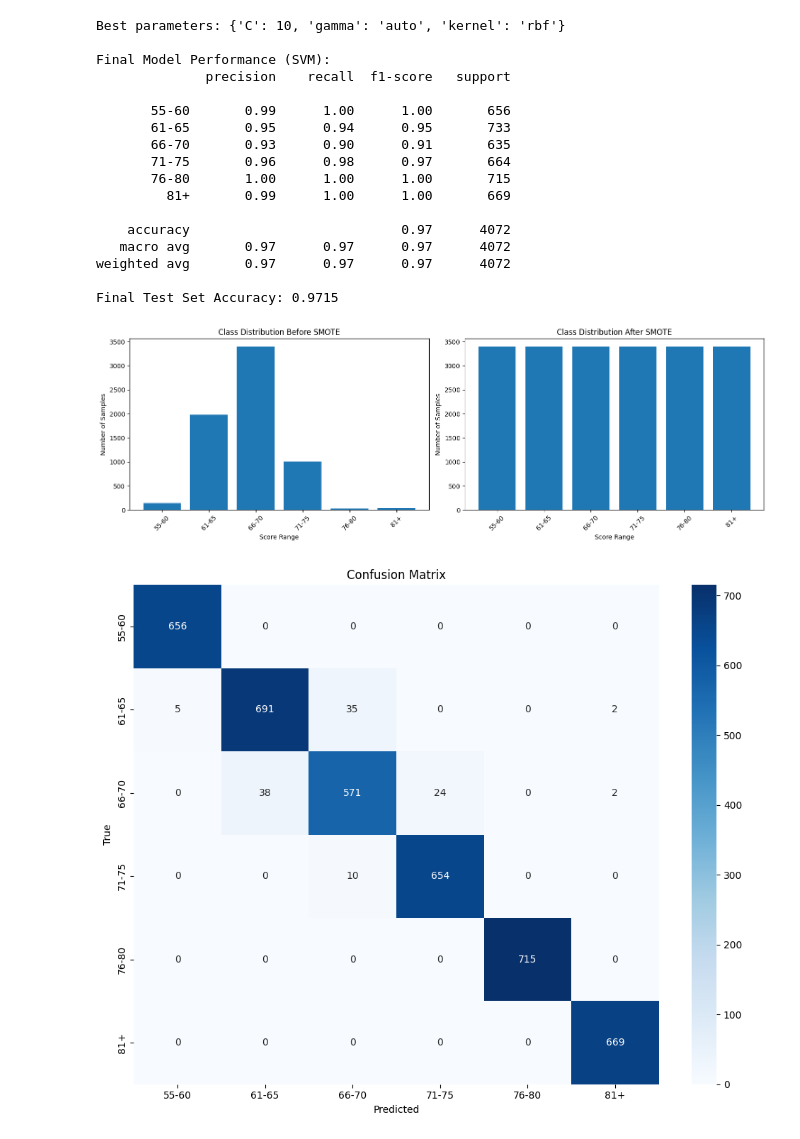
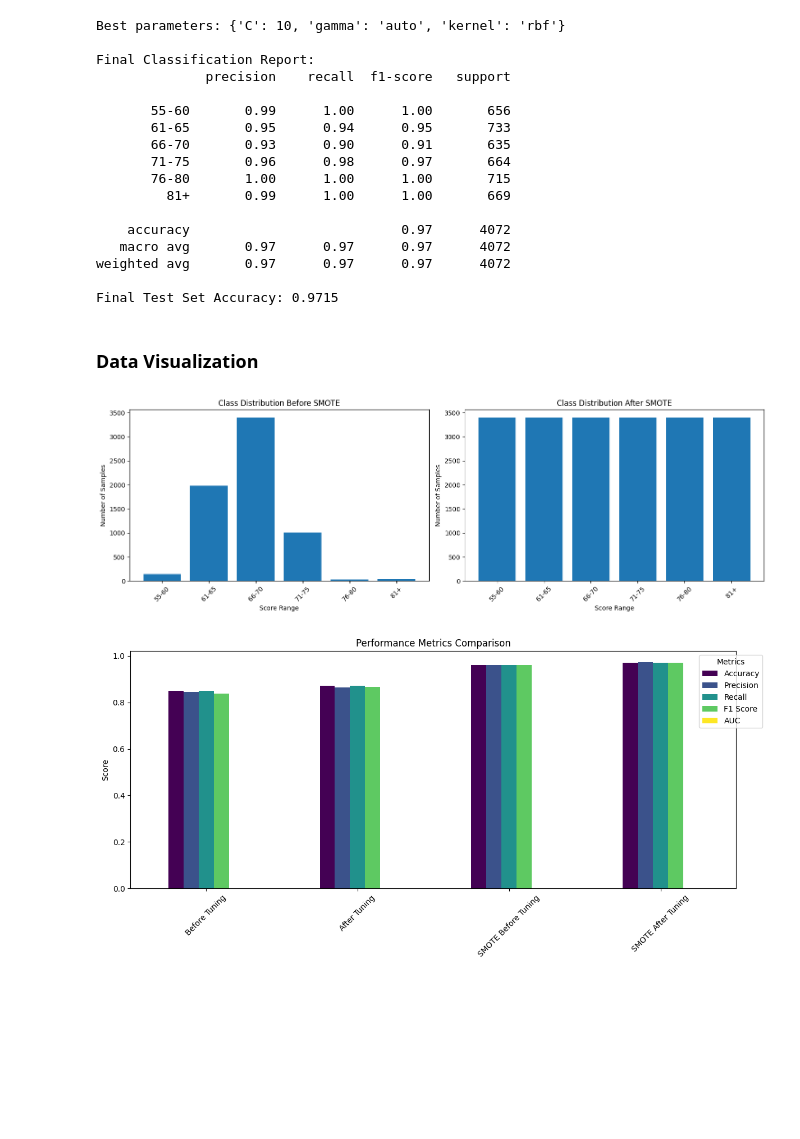
Before and after one commit to ifojiaku/Student-performance-Machine-Learning-Models, a Jupyter notebook: svm.ipynb, the cells around one changed output. Drawn from its saved outputs; the diff is of its cells as text; code cells hidden in the pictures; blank space fills up the shorter version.

Commit message:
updated for better control tests and graphs

```diff
--- a/svm.ipynb
+++ b/svm.ipynb
@@ -76,0 +184,6 @@ GridSearchCV(cv=5, estimator=SVC(random_state=42), n_jobs=-1,
+# %%
+# Final model tuning on SMOTE data
+print("\nPerforming final hyperparameter tuning on SMOTE data...")
+grid_search_final = GridSearchCV(SVC(random_state=42), param_grid, cv=5, scoring='f1_weighted', n_jobs=-1)
+grid_search_final.fit(X_balanced, y_balanced)
+best_svm_final = grid_search_final.best_estimator_
@@ -77,17 +216,19 @@ GridSearchCV(cv=5, estimator=SVC(random_state=42), n_jobs=-1,
 # %%
-# Get best model and make predictions
-best_svm = grid_search.best_estimator_
-y_pred = best_svm.predict(X_test)
+# Split data for final predictions
+X_train, X_test, y_train, y_test = train_test_split(X_balanced, y_balanced, test_size=0.2, random_state=42)
 
-# Print results
-print(f"Best parameters: {grid_search.best_params_}")
-print("\nFinal Model Performance (SVM):")
+# Train final model and make predictions
+best_svm_final.fit(X_train, y_train)
+y_pred = best_svm_final.predict(X_test)
+
+print("\nBest parameters:", grid_search_final.best_params_)
+print("\nFinal Classification Report:")
 print(classification_report(y_test, y_pred))
 print(f"Final Test Set Accuracy: {accuracy_score(y_test, y_pred):.4f}")
 # %% [output]
 Best parameters: {'C': 10, 'gamma': 'auto', 'kernel': 'rbf'}
 
-Final Model Performance (SVM):
+Final Classification Report:
               precision    recall  f1-score   support
 
        55-60       0.99      1.00      1.00       656
@@ -102,4 +243,6 @@ Final Model Performance (SVM):
 weighted avg       0.97      0.97      0.97      4072
 
 Final Test Set Accuracy: 0.9715
+# %% [markdown]
+### Data Visualization
 # %%
@@ -178,0 +273,35 @@ def plot_decision_boundary():
+# %%
+def plot_metrics_comparison():
+    metrics = {
+        "Accuracy": [metrics_before_tuning["Accuracy"][0],
+                    metrics_after_tuning["Accuracy"][0],
+                    metrics_before_smote["Accuracy"][0],
+                    metrics_after_smote["Accuracy"][0]],
+        "Precision": [metrics_before_tuning["Precision"][0],
+                     metrics_after_tuning["Precision"][0],
+                     metrics_before_smote["Precision"][0],
+                     metrics_after_smote["Precision"][0]],
+        "Recall": [metrics_before_tuning["Recall"][0],
+                  metrics_after_tuning["Recall"][0],
+                  metrics_before_smote["Recall"][0],
+                  metrics_after_smote["Recall"][0]],
+        "F1 Score": [metrics_before_tuning["F1"][0],
+                    metrics_after_tuning["F1"][0],
+                    metrics_before_smote["F1"][0],
+                    metrics_after_smote["F1"][0]],
+        "AUC": [metrics_before_tuning["AUC"][0],
+                metrics_after_tuning["AUC"][0],
+                metrics_before_smote["AUC"][0],
+                metrics_after_smote["AUC"][0]]
+    }
+
+    metrics_df = pd.DataFrame(metrics,
+                            index=["Before Tuning", "After Tuning",
+                                  "SMOTE Before Tuning", "SMOTE After Tuning"])
+    metrics_df.plot(kind='bar', figsize=(12, 6), colormap="viridis")
+    plt.title("Performance Metrics Comparison")
+    plt.ylabel("Score")
+    plt.xticks(rotation=45)
+    plt.legend(title="Metrics", bbox_to_anchor=(1.05, 1))
+    plt.tight_layout()
+    plt.show()
@@ -179,8 +320,8 @@ def plot_decision_boundary():
 # %%
 # Generate plots
 plot_class_distribution()
+plot_metrics_comparison()
 plot_confusion_matrix()
-plot_decision_boundary()
 # %% [output]
 [figure]
-[figure, old version]
+[figure, new version]
```
Also changed, not shown: parts of 27 cells of this notebook, 2 other files.
